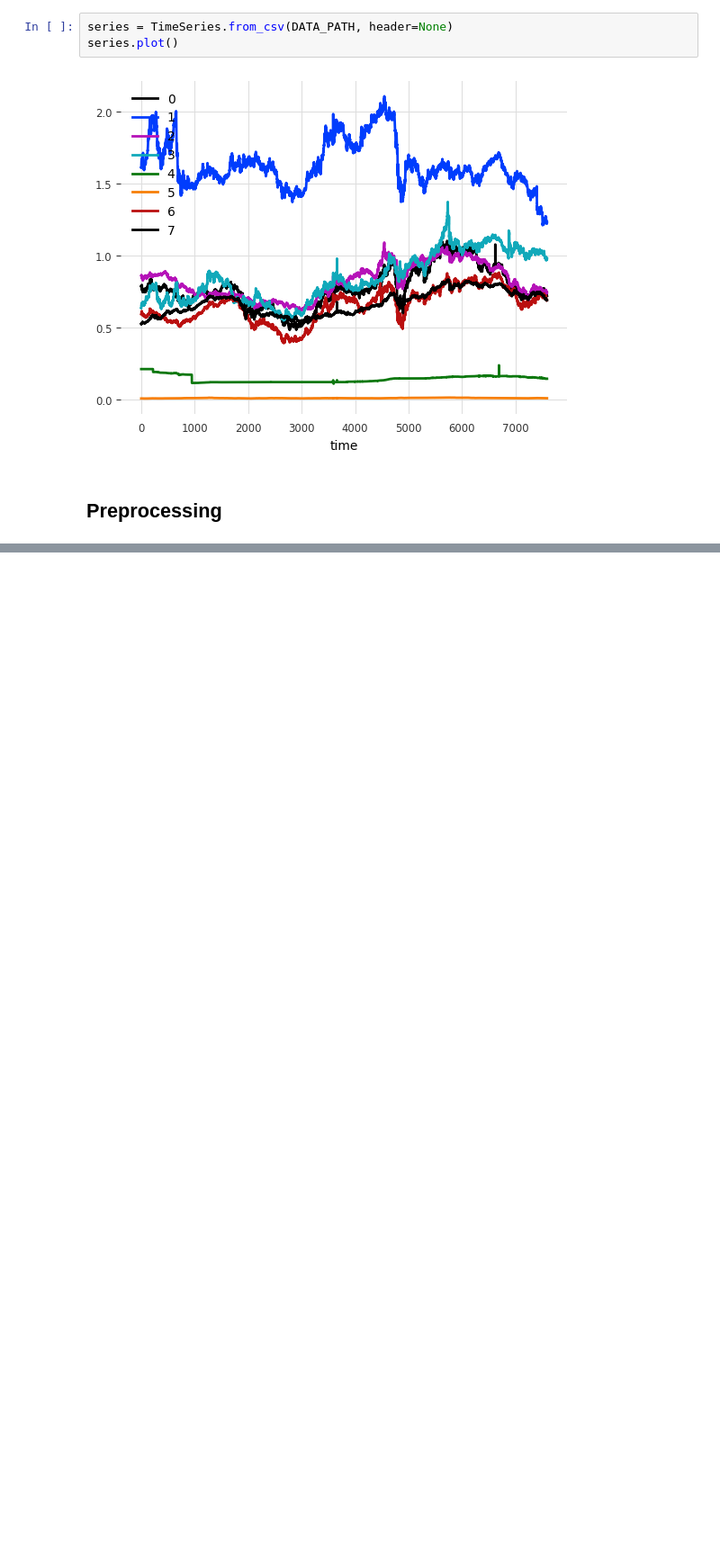
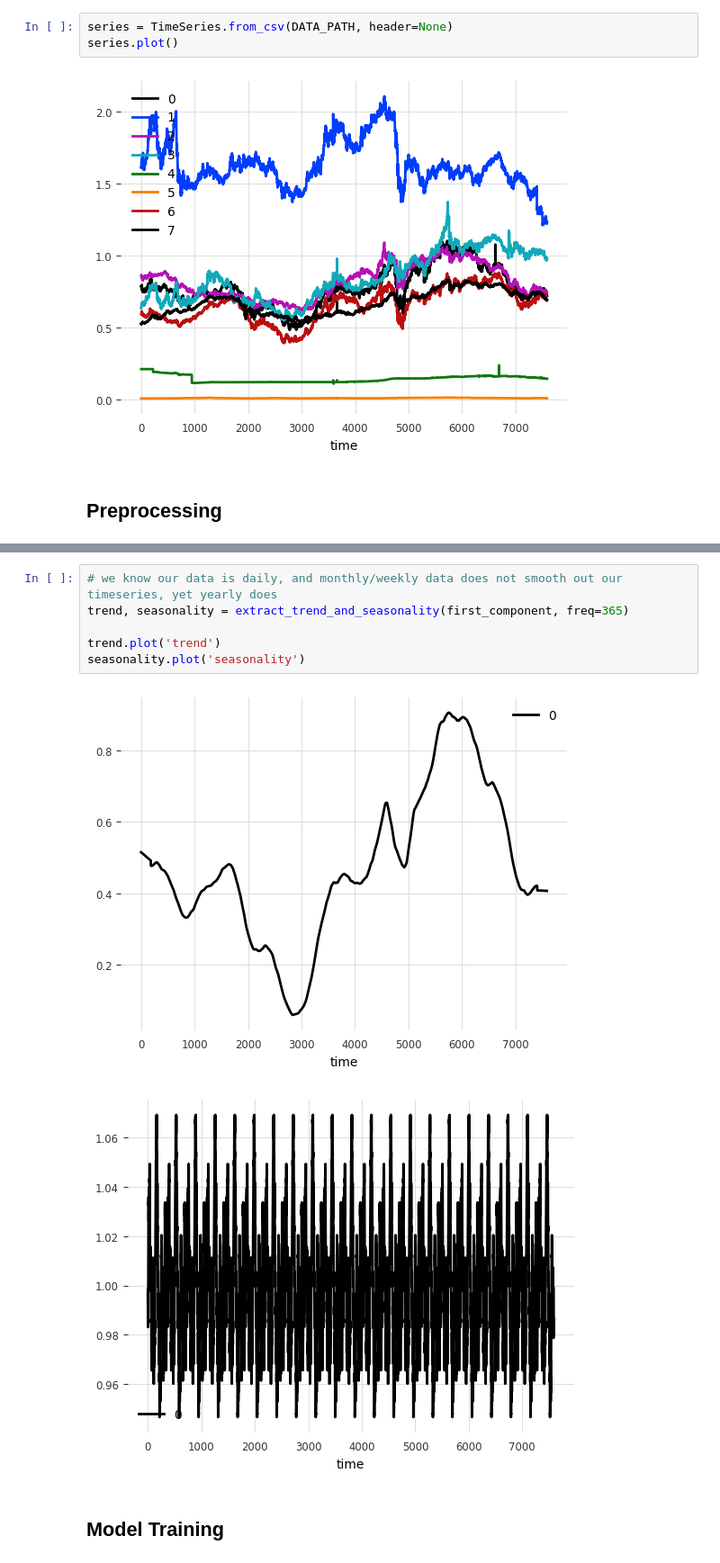
Before and after one commit to MarthyGarcia/IFT6759_B_H23, a Jupyter notebook: notebooks/1.0-wgc-initial-data-exploration.ipynb, the cells around one changed output, grey strips where cells are left out. Shown: that part at 90% size. Saved outputs shown, nothing was run; the diff lists cells and outputs as text; blank space fills up the shorter version.

```diff
--- a/notebooks/1.0-wgc-initial-data-exploration.ipynb
+++ b/notebooks/1.0-wgc-initial-data-exploration.ipynb
@@ -70,0 +54,11 @@ model LinearRegression(lags={'target': [-3, -2, -1]}) obtains MAPE: 12.20%
+# %%
+# we know our data is daily, and monthly/weekly data does not smooth out our timeseries, yet yearly does
+trend, seasonality = extract_trend_and_seasonality(first_component, freq=365)
+
+trend.plot('trend')
+seasonality.plot('seasonality')
+# %% [output]
+[figure, added]
+[figure, added]
+# %% [markdown]
+## Model Training
```
Also changed, not shown: parts of 16 cells of this notebook.
